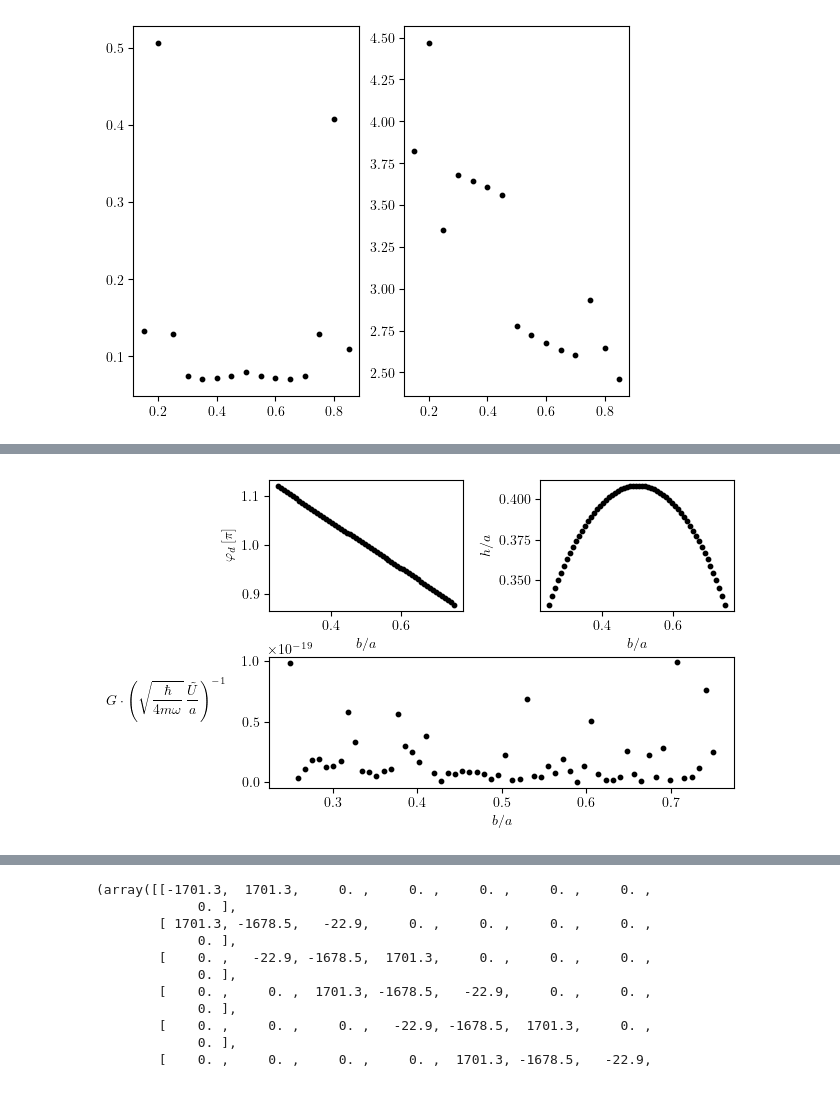
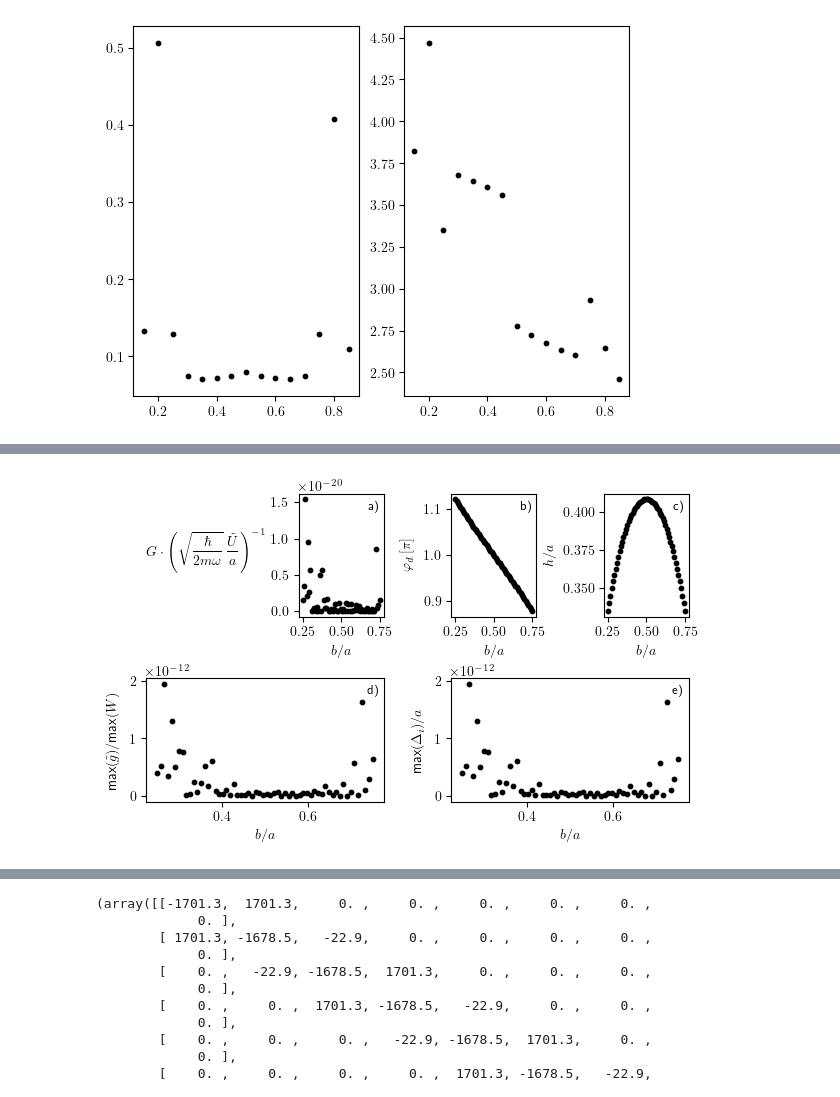
Before and after one commit to ChriGomm/master, a Jupyter notebook: numerics/interactions.ipynb, the cells around one changed output, grey strips where cells are left out. Cells and saved outputs as stored; diff of their text form; code cells hidden in the pictures.

Commit message:
started setting first order to zero for the spin phonon case

```diff
--- a/numerics/interactions.ipynb
+++ b/numerics/interactions.ipynb
@@ -308,6 +308,8 @@ class Setup_Fig():
     plt.rcParams["font.size"]=10
     plt.rcParams["text.usetex"]=True
     plt.rcParams["font.serif"]="Computer Modern Serif"
+    plt.rcParams["text.latex.preamble"] = r"\usepackage{physics}\usepackage{amsmath}"
+
 # ax.scatter(A,root,color='0')
 
 
@@ -609,7 +611,7 @@ array([6.46047512e-18, 6.64657935e-14])
 # %%
 m = 85.5*c.u
 w = 2*np.pi*10**3*np.array([50,80])
-r= np.array([3,10])/10**6
+r= np.array([3,12])/10**6
 np.sqrt(c.hbar/m/2/w)/r, np.sqrt(c.hbar/2/m/w)
 # m*w**2*r**2/V[::-1]
 # %% [output]
@@ -812,46 +814,69 @@ for i in range(N):
 
     phis_new[i] = res.x[0]
     hs_new[i] = res.x[1]
+# %%
+pad = 7
 # %%
-phis_plot = phis_new
-hs_plot = hs_new
-setup = Setup_Fig(name_of_plot='lam2_anal_ml.png',fig_width=6,fig_height=4,xax_share=True,joined=True)
+phis_plot = phis
+hs_plot = hs
+setup = Setup_Fig(name_of_plot='lam2_anal_ml.png',fig_width=7,fig_height=4,xax_share=True,joined=True)
 fig = plt.figure(figsize=(setup.fig_width,setup.fig_height))
-gs = gridspec.GridSpec(2,2, figure=fig)
-ax = fig.add_subplot(gs[0,0])
-ax2 = fig.add_subplot(gs[0,1])
-ax3 = fig.add_subplot(gs[1,:])
+fig.tight_layout()
+gs = gridspec.GridSpec(2,4, figure=fig)
+ax0 = fig.add_subplot(gs[0,0])
+ax1 = fig.add_subplot(gs[0,1])
+ax2 = fig.add_subplot(gs[0,2])
+ax3 = fig.add_subplot(gs[0,3])
+ax4 = fig.add_subplot(gs[1,:2])
+ax5 = fig.add_subplot(gs[1,2:])
+# ax6 = fig.add_subplot(gs[1,8:])
 # fig, ax = setup.return_fig((1,2))
 # fig2, ax3 = setup.return_fig((1,2))
 for i in range(N):
 
     dmat = nearest_nb_Hamiltonian(b[i],hs_plot[i],a,chain_length,lambda x, y: dip_derivative_full(x, 0, 0, y),0,np.array([np.cos(phis_plot[i]),np.sin(phis_plot[i])]))
 
     eig, vec = np.linalg.eig(dmat)
     # ax.scatter(b[i]*np.ones(chain_length),eig,color='0',s=30)
     beta = grad(b[i],hs_plot[i],a,chain_length,nom_der1,np.array([np.cos(phis_plot[i]),np.sin(phis_plot[i])]))
-    # dmatp = dmat+ np.diag(np.ones(chain_length))*(m*w**2*r**2/V)[-1]/10**8
-    dis = np.linalg.lstsq(dmat,beta)[0]
-    # dis = np.linalg.solve(dmatp,beta)
-    h_new = beta-dmat@dis
+    dmatp = dmat+ np.diag(np.ones(chain_length))*(m*w**2*r**2/V)[-1]/10**8
+    # dis = np.linalg.lstsq(dmat,beta)[0]
+    dis = np.linalg.solve(dmatp,beta)
+    h_new = beta-dmatp@dis
     # ax3[1].scatter(b[i],np.max(h_new),color='0',s=10)
     # ax3[1].scatter(b[i]*np.ones(chain_length),beta,color='0',s=30)
-    ax3.scatter(b[i],np.max(h_new)/(np.max(np.abs(dmat))*3/1000),color='0',s=10)
+    ax1.scatter(b[i],np.max(h_new)/(np.max(np.abs(dmat))*3/1000),color='0',s=10)
+    # ax6.scatter(b[i],np.max(dis)*10**3,color='0',s=10)
+    ax5.scatter(b[i],np.max(dis),color='0',s=10)
+    ax4.scatter(b[i],np.max(beta)/np.max(dmatp),color='0',s=10)
     # ax2.scatter(b[i],sorted_crit[0][0],color='0',s=10)
+ax0.axis("off")
+ax2.scatter(b,phis_plot/np.pi,color='0',s=10)
+ax3.scatter(b,hs_plot,color='0',s=10)
+ax1.set_xlabel(r"$b/a$")
+ax2.set_ylabel(r"$\varphi_d\,[\pi]$",labelpad=pad)
+ax2.set_xlabel(r"$b/a$")
+ax3.set_ylabel(r"$h/a$")
+ax3.set_xlabel(r"$b/a$")
+ax4.set_xlabel(r"$b/a$")
+# ax1.text(0.7,0.7,"a)",fontsize=9)
 
-ax.scatter(b,phis_plot/np.pi,color='0',s=10)
-ax2.scatter(b,hs_plot,color='0',s=10)
-ax.set_xlabel(r"$b/a$")
-ax.set_ylabel(r"$\varphi_d\,[\pi]$")
-ax2.set_xlabel(r"$b/a$")
-ax2.set_ylabel(r"$h/a$")
-ax3.set_xlabel(r"$b/a$")
-ax3.set_ylabel(r"$$G\cdot\left(\sqrt{\frac{\hbar }{4m \omega}}\,\frac{\tilde{U}}{a}\right)^{-1}$$",rotation=0,labelpad=55)
-plt.subplots_adjust(wspace=0.4,hspace=0.35)
-plt.savefig("/home/christian/Documents/master/protocol/pictures/"+"tuning_first_order_to_zero.pdf",bbox_inches='tight')#free_evol_1spto10coupling
+ax5.set_ylabel(r"max$(\Delta_i)/a$",labelpad=pad)
+ax0.text(-0.,0.5,r"$$G\cdot\left(\sqrt{\frac{\hbar }{2m \omega}}\,\frac{\tilde{U}}{a}\right)^{-1}$$")
+ax5.set_xlabel(r"$b/a$")
+ax4.set_ylabel(r"$\text{max}(\tilde{g})/\text{max}(W)$",labelpad=pad)
+# ax6.set_xlabel(r"$b/a$")
+# ax6.set_ylabel(r"$$\text{max}(\Delta_i)/\sqrt{\hbar/2m\omega}$$",labelpad=pad)
+ax4.text(0.93,0.88,"d)",fontsize=9,transform=ax4.transAxes)
+ax5.text(0.93,0.88,"e)",fontsize=9,transform=ax5.transAxes)
+ax1.text(0.82,0.87,"a)",fontsize=9,transform=ax1.transAxes)
+ax2.text(0.82,0.87,"b)",fontsize=9,transform=ax2.transAxes)
+ax3.text(0.82,0.87,"c)",fontsize=9,transform=ax3.transAxes)
+plt.subplots_adjust(wspace=0.8,hspace=0.5)
+plt.savefig("/home//christian/Documents/master/protocol/pictures/"+"tuning_first_order_to_zero.pdf",bbox_inches='tight')#free_evol_1spto10coupling
 plt.show()
 # %% [output]
-[figure, old version]
+[figure, new version]
 # %%
 phis_plot = phis_new
 hs_plot = hs_new
```
Also changed, not shown: parts of 4 cells of this notebook, 7 other files.
